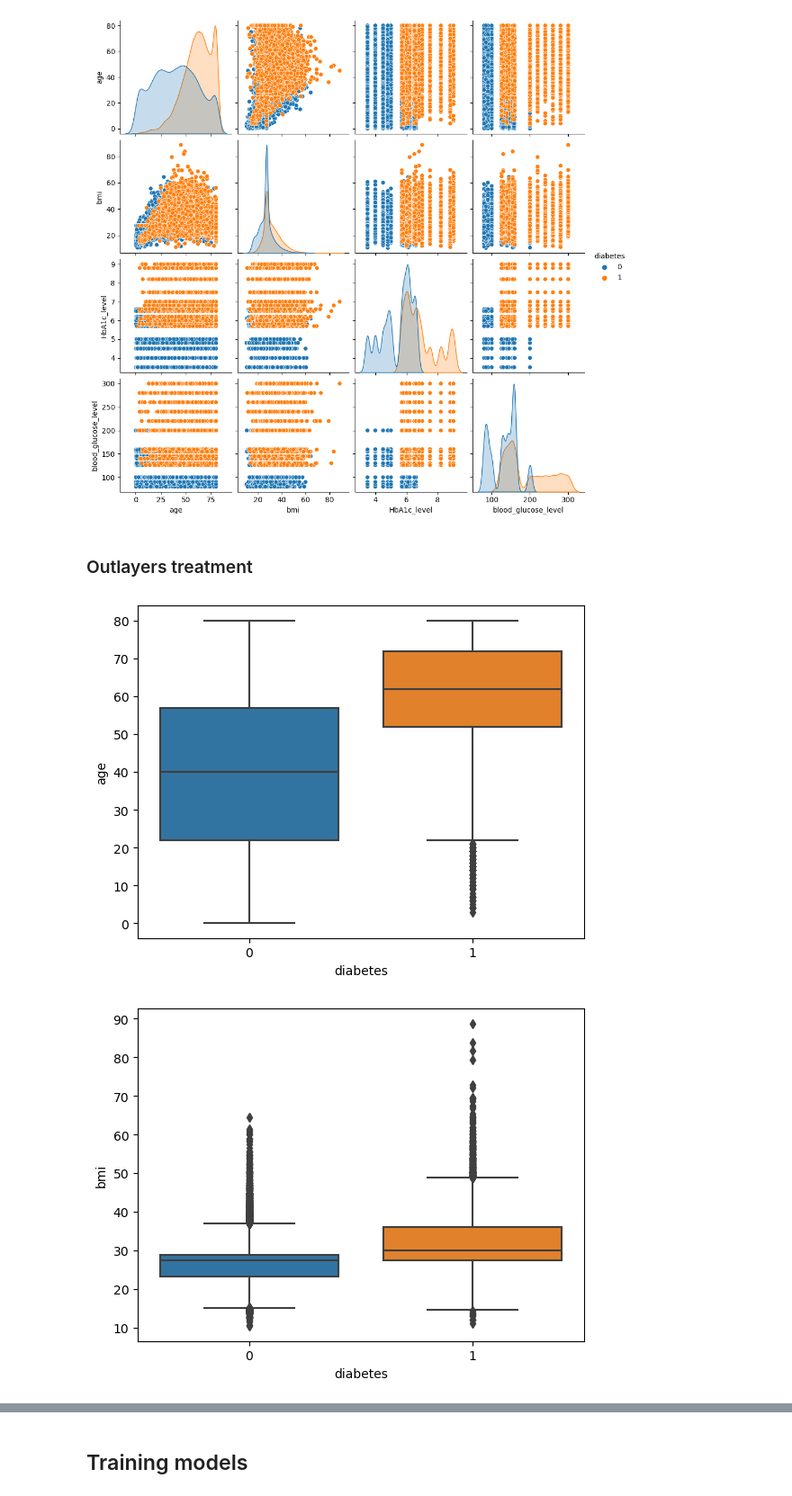
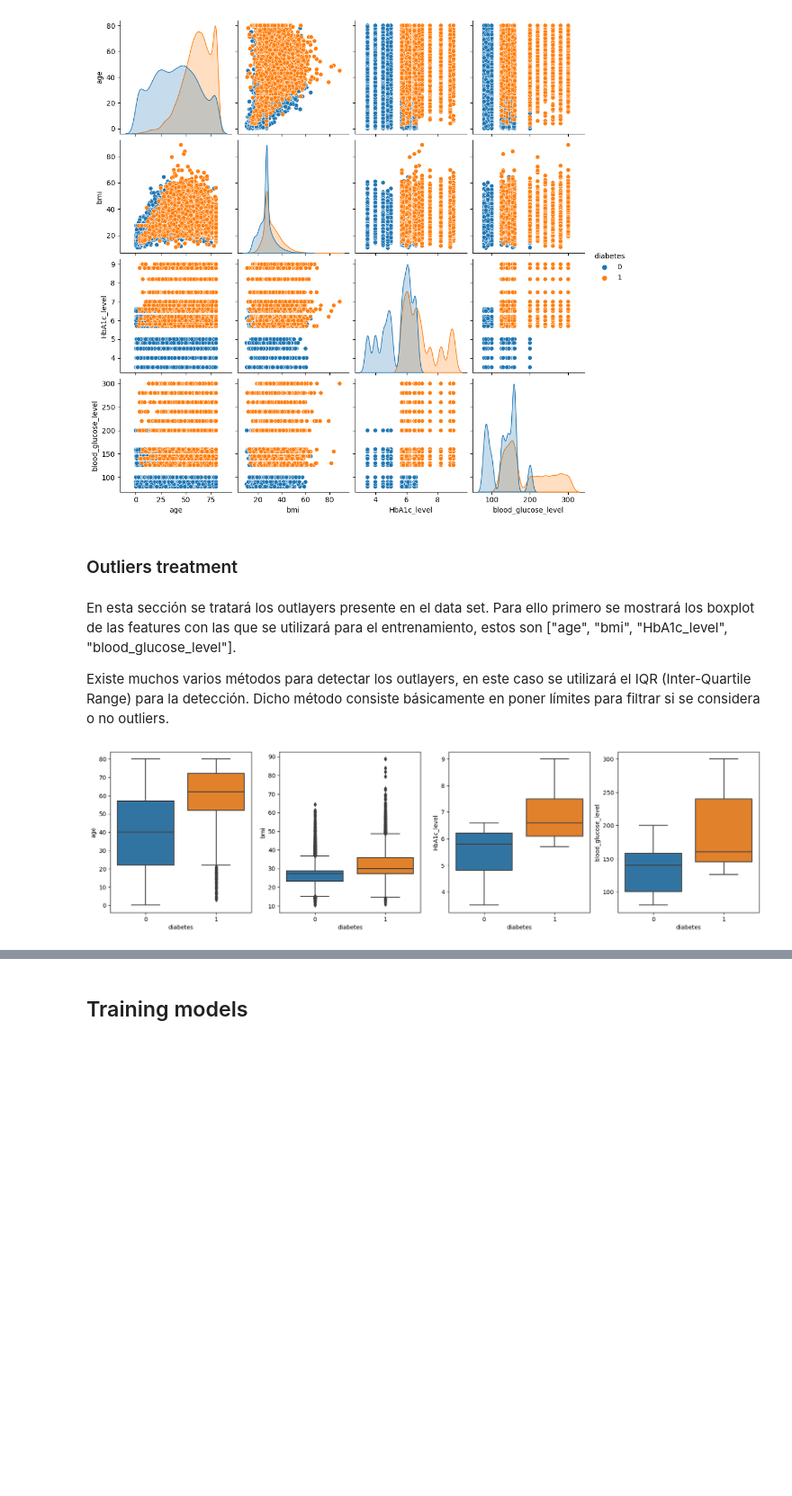
Before and after one commit to ryshng/Jedi-UPC, a Jupyter notebook: MachineLearning/Project-ML.ipynb, the cells around one changed output, grey strips where cells are left out. Shown at 90% size. Saved outputs shown, nothing was run; the diff lists cells and outputs as text; code cells hidden in the pictures; blank space fills up the shorter version.

```diff
--- a/MachineLearning/Project-ML.ipynb
+++ b/MachineLearning/Project-ML.ipynb
@@ -281,15 +284,18 @@ sns.pairplot(df[["age", "bmi", "HbA1c_level", "blood_glucose_level", "diabetes"]
 <seaborn.axisgrid.PairGrid at 0x...>
 [figure]
 # %% [markdown]
-### Outlayers treatment
+### Outliers treatment
+# %% [markdown]
+En esta sección se tratará los outlayers presente en el data set. Para ello primero se mostrará los boxplot de las features con las que se utilizará para el entrenamiento, estos son ["age", "bmi", "HbA1c_level", "blood_glucose_level"].
+
+Existe muchos varios métodos para detectar los outlayers, en este caso se utilizará el IQR (Inter-Quartile Range) para la detección. Dicho método consiste básicamente en poner límites para filtrar si se considera o no outliers.
 # %%
 features = ["age", "bmi", "HbA1c_level", "blood_glucose_level"]
 #print(int(np.floor(len(features)/2)))
-
-for feature in features:
-    #print(feature)
-    plt.figure()
-    sns.boxplot(x=df["diabetes"], y=df[feature])
+_, axes = plt.subplots(1, len(features), figsize=(20, 5))
+for feature, axe in list(zip(features, axes)):
+     #print(feature)
+    #plt.figure()
+    sns.boxplot(x=df["diabetes"], y=df[feature], ax=axe)
 # %% [output]
-[figure, old version]
+[figure, new version]
-[figure, removed]
```
Also changed, not shown: parts of 45 cells of this notebook.
